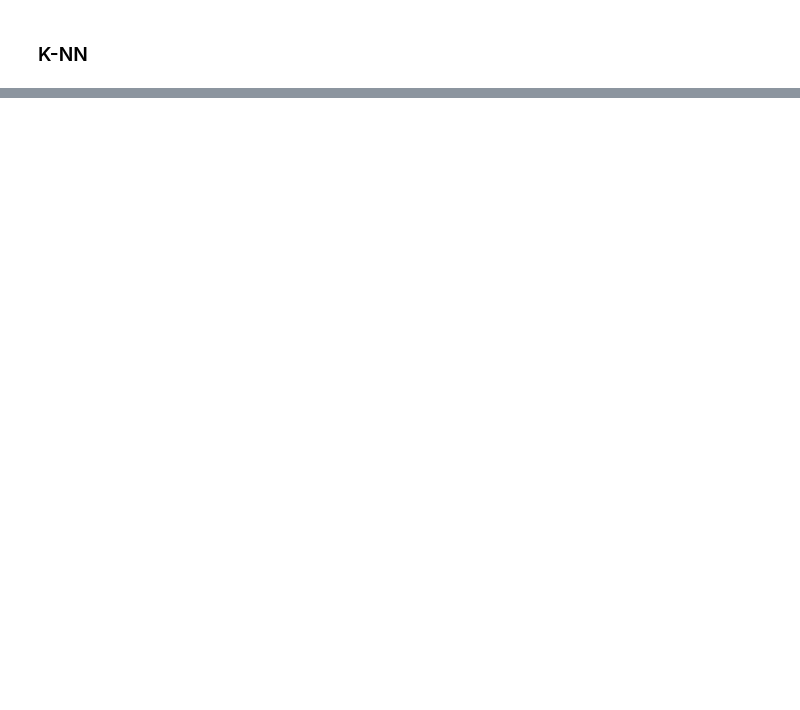
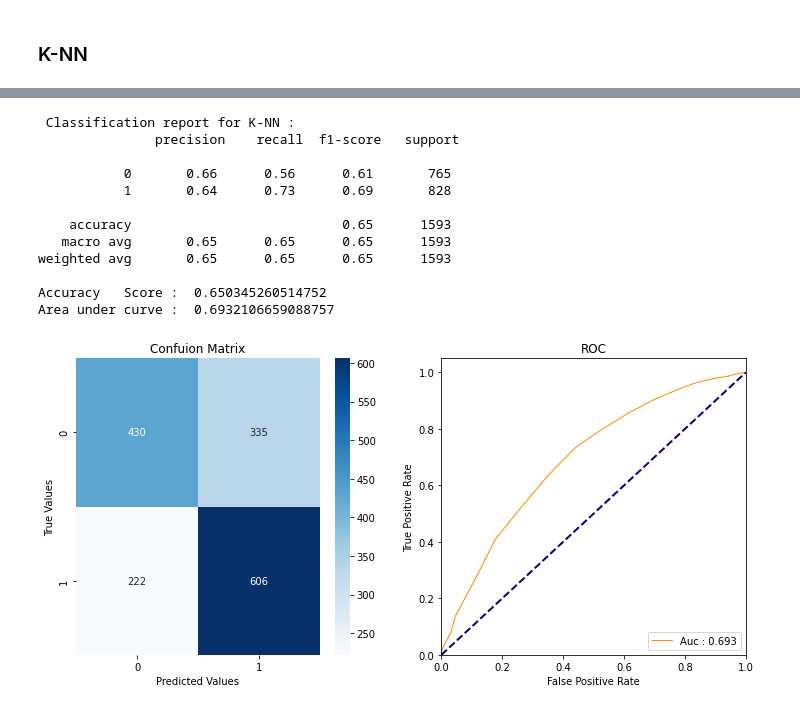
Before and after one commit to Fatemeh-Khosravi/Customer-Churn-Prediction, a Jupyter notebook: ADS505-FinalProject-ChrunPrediction.ipynb, the cells around one changed output, grey strips where cells are left out. Saved outputs shown, nothing was run; the diff lists cells and outputs as text; code cells hidden in the pictures; blank space fills up the shorter version.

```diff
--- a/ADS505-FinalProject-ChrunPrediction.ipynb
+++ b/ADS505-FinalProject-ChrunPrediction.ipynb
@@ -396,0 +386,10 @@ fundfuture_df_donor
+# %%
+# Prediction using Test dataset
+predictions_knn = knn.predict(testX)
+probabilities_knn = knn.predict_proba(testX)[:,1]
+
+knn_result = pd.DataFrame({'actual': testy,
+                             'probability': probabilities_knn,
+                             'predicted': predictions_knn})
+
+knn_result
@@ -396,0 +410,47 @@ fundfuture_df_donor
+# %%
+print ("\n Classification report for K-NN : \n",classification_report(testy,predictions_knn))
+print ("Accuracy   Score : ",accuracy_score(testy,predictions_knn))
+
+
+
+#confusion matrix
+conf_matrix = confusion_matrix(testy,predictions_knn)
+plt.figure(figsize=(12,12))
+plt.subplot(221)
+sns.heatmap(conf_matrix, fmt = "d",annot=True, cmap='Blues')
+plt.title('Confuion Matrix')
+plt.ylabel('True Values')
+plt.xlabel('Predicted Values')
+
+
+#roc_auc_score
+model_roc_auc = roc_auc_score(testy,probabilities_knn)
+print ("Area under curve : ",model_roc_auc,"\n")
+fpr,tpr,thresholds = roc_curve(testy,probabilities_knn)
+
+plt.subplot(222)
+plt.plot(fpr, tpr, color='darkorange', lw=1, label = "Auc : %.3f" %model_roc_auc)
+plt.plot([0, 1], [0, 1], color='navy', lw=2, linestyle='--')
+plt.xlim([0.0, 1.0])
+plt.ylim([0.0, 1.05])
+plt.xlabel('False Positive Rate')
+plt.ylabel('True Positive Rate')
+plt.title('ROC')
+plt.legend(loc="lower right")
+
+
+plt.show()
+# %% [output]
+ Classification report for K-NN :
+               precision    recall  f1-score   support
+
+           0       0.66      0.56      0.61       765
+           1       0.64      0.73      0.69       828
+
+    accuracy                           0.65      1593
+   macro avg       0.65      0.65      0.65      1593
+weighted avg       0.65      0.65      0.65      1593
+
+Accuracy   Score :  0.650345260514752
+Area under curve :  0.6932106659088757
+[figure, added]
```
Also changed, not shown: parts of 20 cells of this notebook.
